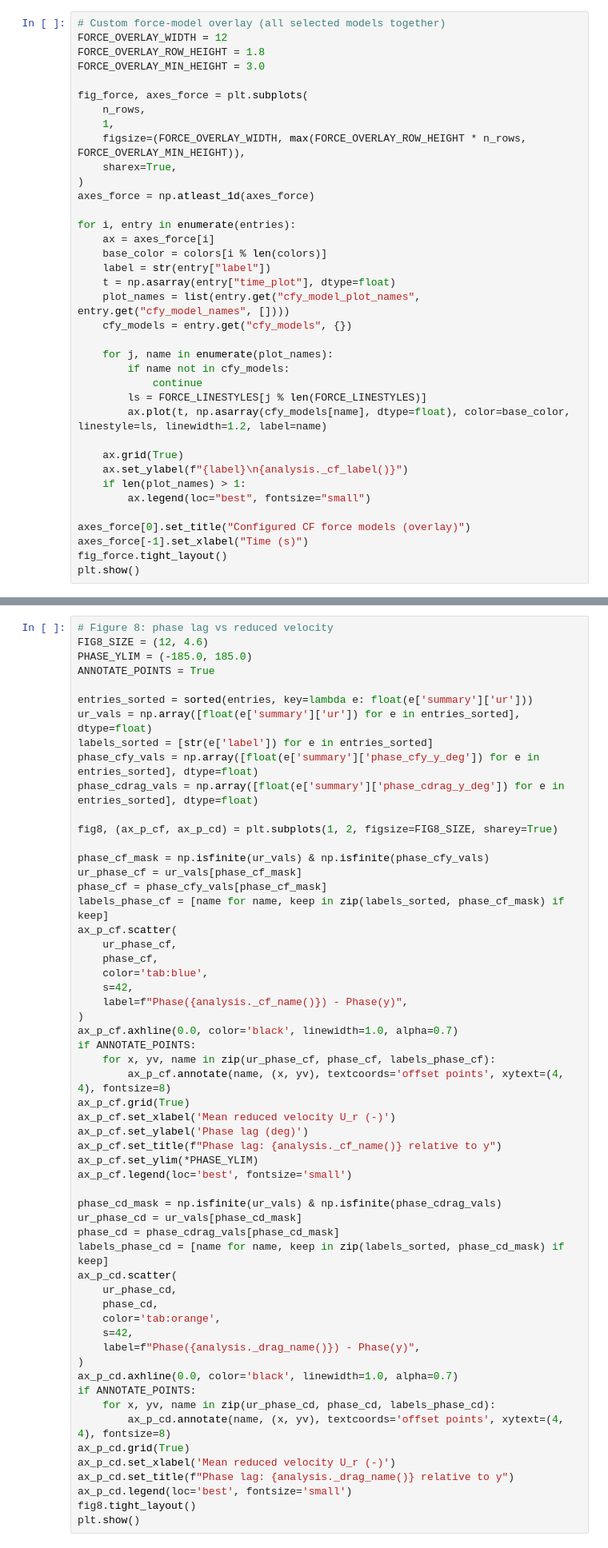
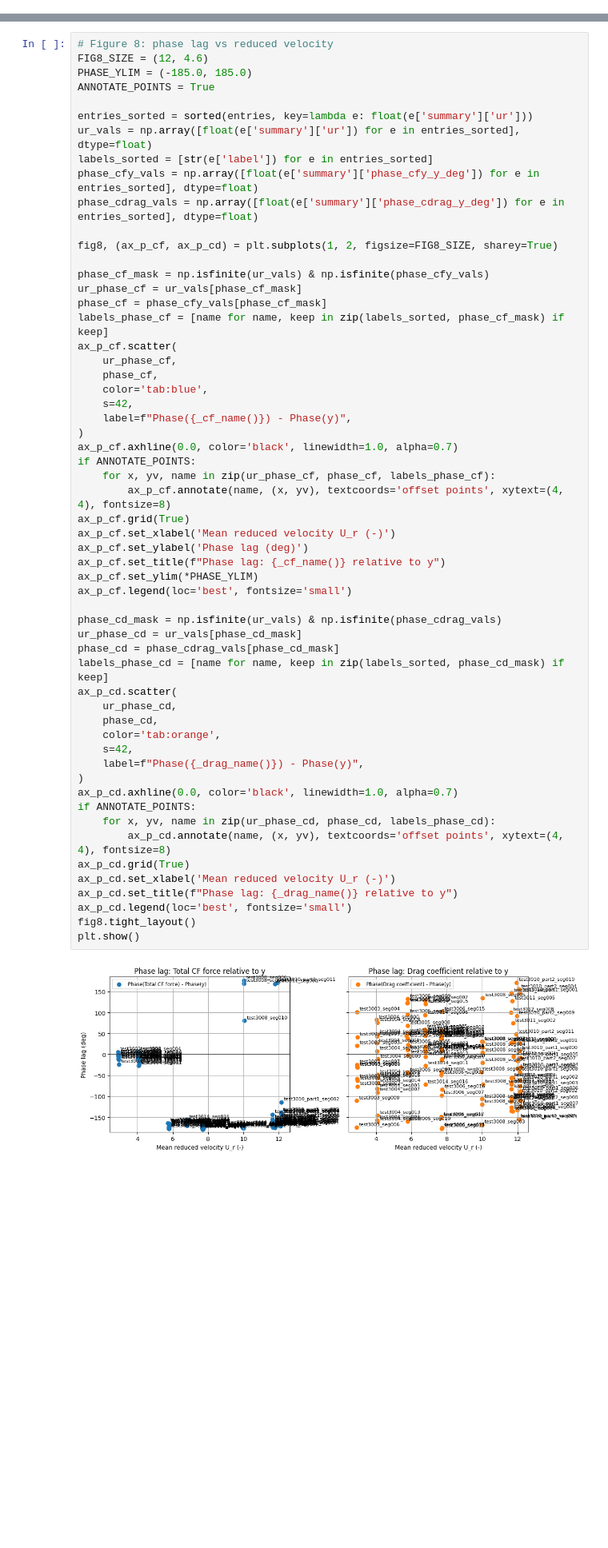
Before and after one commit to kaspehs/masterproject, a Jupyter notebook: Experimental_Data/analyze_exported_npz.ipynb, the cells around one changed output, grey strips where cells are left out. Shown at 80% size. Cells and saved outputs as stored; diff of their text form; blank space fills up the shorter version.

```diff
--- a/Experimental_Data/analyze_exported_npz.ipynb
+++ b/Experimental_Data/analyze_exported_npz.ipynb
@@ -173,37 +515,0 @@ else:
-# %%
-# Custom force-model overlay (all selected models together)
-FORCE_OVERLAY_WIDTH = 12
-FORCE_OVERLAY_ROW_HEIGHT = 1.8
-FORCE_OVERLAY_MIN_HEIGHT = 3.0
-
-fig_force, axes_force = plt.subplots(
-    n_rows,
-    1,
-    figsize=(FORCE_OVERLAY_WIDTH, max(FORCE_OVERLAY_ROW_HEIGHT * n_rows, FORCE_OVERLAY_MIN_HEIGHT)),
-    sharex=True,
-)
-axes_force = np.atleast_1d(axes_force)
-
-for i, entry in enumerate(entries):
-    ax = axes_force[i]
-    base_color = colors[i % len(colors)]
-    label = str(entry["label"])
-    t = np.asarray(entry["time_plot"], dtype=float)
-    plot_names = list(entry.get("cfy_model_plot_names", entry.get("cfy_model_names", [])))
-    cfy_models = entry.get("cfy_models", {})
-
-    for j, name in enumerate(plot_names):
-        if name not in cfy_models:
-            continue
-        ls = FORCE_LINESTYLES[j % len(FORCE_LINESTYLES)]
-        ax.plot(t, np.asarray(cfy_models[name], dtype=float), color=base_color, linestyle=ls, linewidth=1.2, label=name)
-
-    ax.grid(True)
-    ax.set_ylabel(f"{label}\n{analysis._cf_label()}")
-    if len(plot_names) > 1:
-        ax.legend(loc="best", fontsize="small")
-
-axes_force[0].set_title("Configured CF force models (overlay)")
-axes_force[-1].set_xlabel("Time (s)")
-fig_force.tight_layout()
-plt.show()
@@ -754,37 +725,39 @@ ax_p_cf.scatter(
     phase_cf,
     color='tab:blue',
     s=42,
-    label=f"Phase({analysis._cf_name()}) - Phase(y)",
+    label=f"Phase({_cf_name()}) - Phase(y)",
 )
 ax_p_cf.axhline(0.0, color='black', linewidth=1.0, alpha=0.7)
 if ANNOTATE_POINTS:
     for x, yv, name in zip(ur_phase_cf, phase_cf, labels_phase_cf):
         ax_p_cf.annotate(name, (x, yv), textcoords='offset points', xytext=(4, 4), fontsize=8)
 ax_p_cf.grid(True)
 ax_p_cf.set_xlabel('Mean reduced velocity U_r (-)')
 ax_p_cf.set_ylabel('Phase lag (deg)')
-ax_p_cf.set_title(f"Phase lag: {analysis._cf_name()} relative to y")
+ax_p_cf.set_title(f"Phase lag: {_cf_name()} relative to y")
 ax_p_cf.set_ylim(*PHASE_YLIM)
 ax_p_cf.legend(loc='best', fontsize='small')
 
 phase_cd_mask = np.isfinite(ur_vals) & np.isfinite(phase_cdrag_vals)
 ur_phase_cd = ur_vals[phase_cd_mask]
 phase_cd = phase_cdrag_vals[phase_cd_mask]
 labels_phase_cd = [name for name, keep in zip(labels_sorted, phase_cd_mask) if keep]
 ax_p_cd.scatter(
     ur_phase_cd,
     phase_cd,
     color='tab:orange',
     s=42,
-    label=f"Phase({analysis._drag_name()}) - Phase(y)",
+    label=f"Phase({_drag_name()}) - Phase(y)",
 )
 ax_p_cd.axhline(0.0, color='black', linewidth=1.0, alpha=0.7)
 if ANNOTATE_POINTS:
     for x, yv, name in zip(ur_phase_cd, phase_cd, labels_phase_cd):
         ax_p_cd.annotate(name, (x, yv), textcoords='offset points', xytext=(4, 4), fontsize=8)
 ax_p_cd.grid(True)
 ax_p_cd.set_xlabel('Mean reduced velocity U_r (-)')
-ax_p_cd.set_title(f"Phase lag: {analysis._drag_name()} relative to y")
+ax_p_cd.set_title(f"Phase lag: {_drag_name()} relative to y")
 ax_p_cd.legend(loc='best', fontsize='small')
 fig8.tight_layout()
 plt.show()
+# %% [output]
+[figure, added]
```
Also changed, not shown: parts of 13 cells of this notebook, 19 other files.
